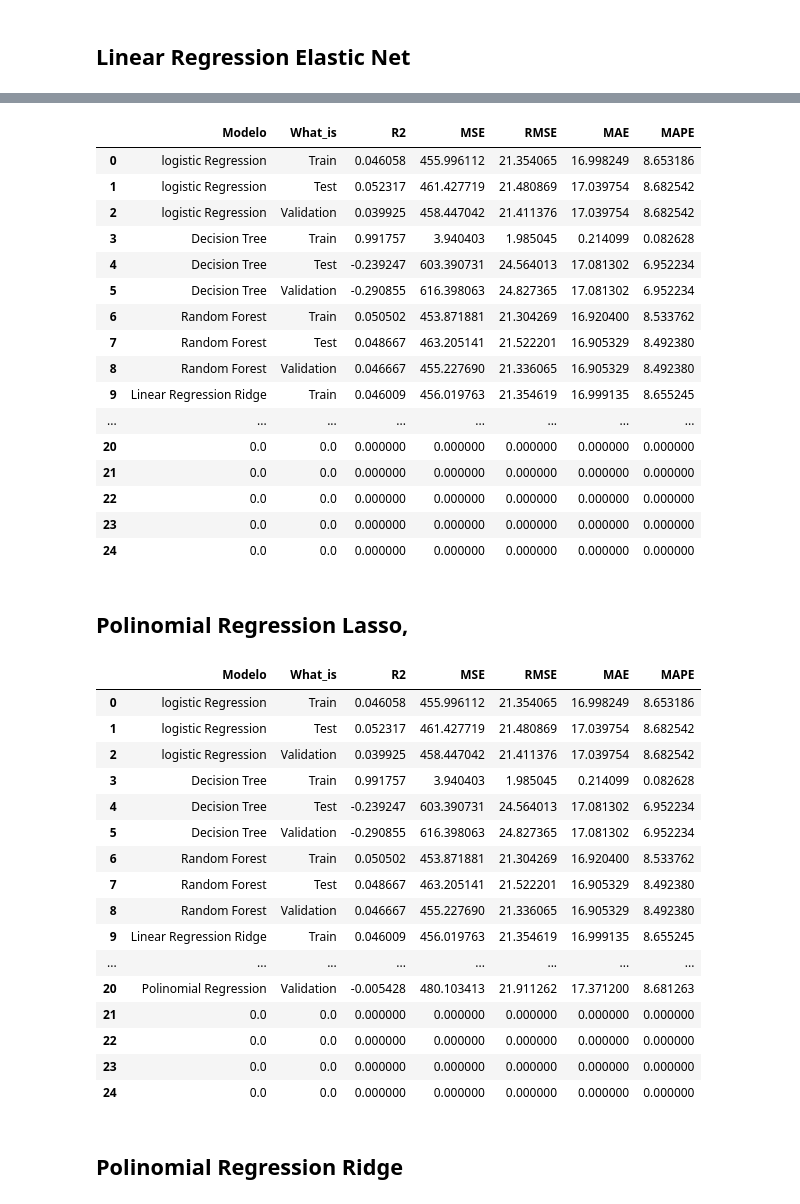
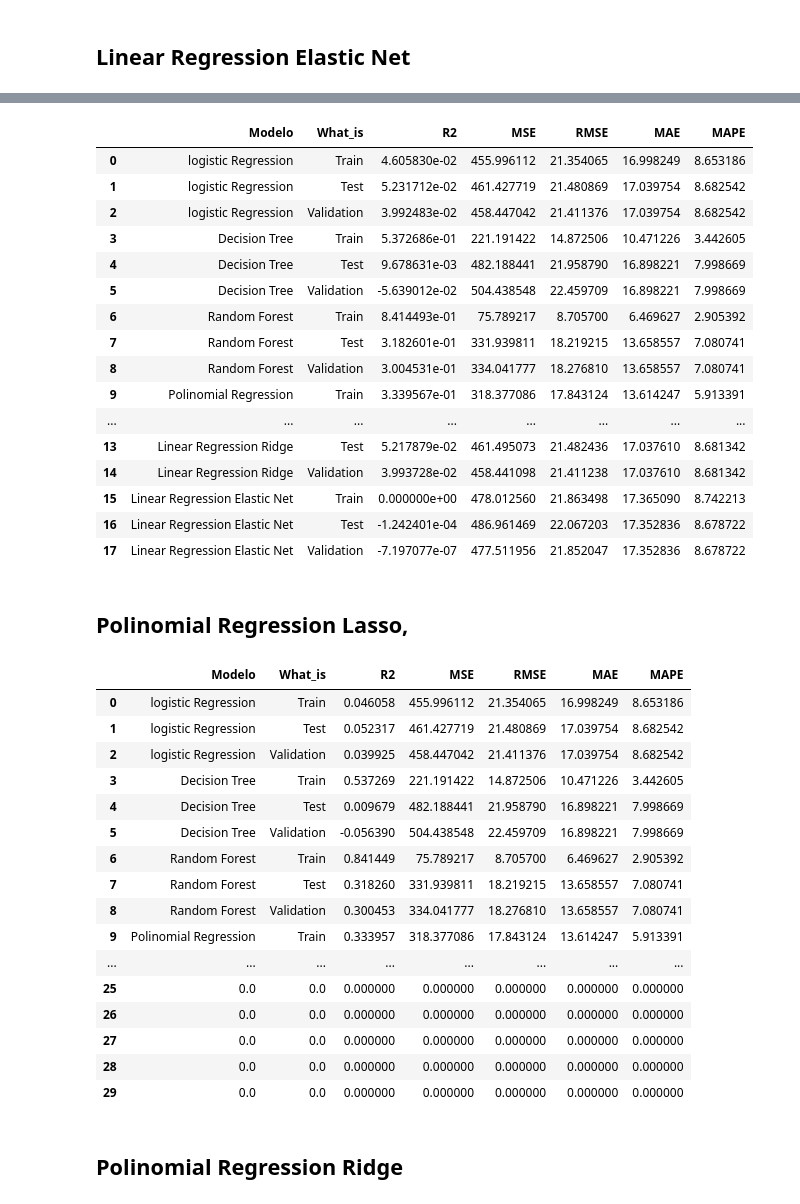
Before and after one commit to antonioorichard/respositorio_ML, a Jupyter notebook: Projetodo_do_aluno.ipynb, the cells around one changed output, grey strips where cells are left out. Cells and saved outputs as stored; diff of their text form; code cells hidden in the pictures.

```diff
--- a/Projetodo_do_aluno.ipynb
+++ b/Projetodo_do_aluno.ipynb
@@ -603,13 +598,13 @@ Results_Regression
 ## Decision Tree Regressor
 # %%
 
-y_pred_train, y_pred_test, y_pred_val = coach( DecisionTreeRegressor(), X_train, y_train,  X_test, X_val)
+y_pred_train, y_pred_test, y_pred_val = coach( DecisionTreeRegressor(max_depth= 12), X_train, y_train,  X_test, X_val)
 
 
 r2, mse, rmse,  mae, mape= metricas( y_train, y_pred_train,   y_test, y_pred_test,   y_val, y_pred_val)
 Results_Regression = register(Results_Regression, 'Decision Tree', r2, mse, rmse,  mae, mape )
 
-Results_Regression
+Results_Regression.head(10)
 # %% [output]
 |  | Modelo | What_is | R2 | MSE | RMSE | MAE | MAPE |
 | 0 | logistic Regression | Train | 0.046058 | 455.996112 | 21.354065 | 16.998249 | 8.653186 |
@@ -632,13 +621,13 @@ Results_Regression
 ## Random Forest Regressor
 # %%
 
-y_pred_train, y_pred_test, y_pred_val = coach( RandomForestRegressor(max_depth=2, random_state=0), X_train, y_train,  X_test, X_val)
+y_pred_train, y_pred_test, y_pred_val = coach( RandomForestRegressor(n_estimators= 25, max_depth=18), X_train, y_train,  X_test, X_val)
 
 
 r2, mse, rmse,  mae, mape= metricas( y_train, y_pred_train,   y_test, y_pred_test,   y_val, y_pred_val)
 Results_Regression = register(Results_Regression, 'Random Forest', r2, mse, rmse,  mae, mape )
 
-Results_Regression
+Results_Regression.head(13)
 # %% [output]
 |  | Modelo | What_is | R2 | MSE | RMSE | MAE | MAPE |
 | 0 | logistic Regression | Train | 0.046058 | 455.996112 | 21.354065 | 16.998249 | 8.653186 |
@@ -690,11 +695,10 @@ Results_Regression
 # %% [markdown]
 ## Linear Regression Lasso
 # %%
-y_pred_train, y_pred_test, y_pred_val = coach( Lasso(alpha = 10), X_train, y_train,  X_test, X_val)
-
+y_pred_train, y_pred_test, y_pred_val = coach( Lasso(alpha =3, max_iter=1000), X_train, y_train,  X_test, X_val)
 
 r2, mse, rmse,  mae, mape = metricas( y_train, y_pred_train,   y_test, y_pred_test,   y_val, y_pred_val)
-Results_Regression        = register(Results_Regression, 'Linear Regression Lasso', r2, mse, rmse,  mae, mape )
+Results_Regression  = register(Results_Regression, 'Linear Regression Lasso', r2, mse, rmse,  mae, mape )
 
 Results_Regression
 # %% [output]
@@ -719,7 +723,7 @@ Results_Regression
 ## Linear Regression Ridge
 # %%
 
-y_pred_train, y_pred_test, y_pred_val = coach( Ridge(alpha=10), X_train, y_train,  X_test, X_val)
+y_pred_train, y_pred_test, y_pred_val = coach( Ridge(alpha=10, max_iter=300), X_train, y_train,  X_test, X_val)
 
 
 r2, mse, rmse,  mae, mape= metricas( y_train, y_pred_train,   y_test, y_pred_test,   y_val, y_pred_val)
@@ -749,37 +786,37 @@ Results_Regression
 # %%
-y_pred_train, y_pred_test, y_pred_val = coach(  ElasticNet(random_state=0), X_train, y_train,  X_test, X_val)
+y_pred_train, y_pred_test, y_pred_val = coach(  ElasticNet( alpha=5,  l1_ratio =  0.7, max_iter =  500), X_train, y_train,  X_test, X_val)
 
 
 r2, mse, rmse,  mae, mape= metricas( y_train, y_pred_train,   y_test, y_pred_test,   y_val, y_pred_val)
 Results_Regression = register(Results_Regression, 'Linear Regression Elastic Net', r2, mse, rmse,  mae, mape )
 
 Results_Regression
 # %% [output]
 |  | Modelo | What_is | R2 | MSE | RMSE | MAE | MAPE |
-| 0 | logistic Regression | Train | 0.046058 | 455.996112 | 21.354065 | 16.998249 | 8.653186 |
-| 1 | logistic Regression | Test | 0.052317 | 461.427719 | 21.480869 | 17.039754 | 8.682542 |
-| 2 | logistic Regression | Validation | 0.039925 | 458.447042 | 21.411376 | 17.039754 | 8.682542 |
-| 3 | Decision Tree | Train | 0.991757 | 3.940403 | 1.985045 | 0.214099 | 0.082628 |
-| 4 | Decision Tree | Test | -0.239247 | 603.390731 | 24.564013 | 17.081302 | 6.952234 |
-| 5 | Decision Tree | Validation | -0.290855 | 616.398063 | 24.827365 | 17.081302 | 6.952234 |
-| 6 | Random Forest | Train | 0.050502 | 453.871881 | 21.304269 | 16.920400 | 8.533762 |
-| 7 | Random Forest | Test | 0.048667 | 463.205141 | 21.522201 | 16.905329 | 8.492380 |
-| 8 | Random Forest | Validation | 0.046667 | 455.227690 | 21.336065 | 16.905329 | 8.492380 |
-| 9 | Linear Regression Ridge | Train | 0.046009 | 456.019763 | 21.354619 | 16.999135 | 8.655245 |
+| 0 | logistic Regression | Train | 4.605830e-02 | 455.996112 | 21.354065 | 16.998249 | 8.653186 |
+| 1 | logistic Regression | Test | 5.231712e-02 | 461.427719 | 21.480869 | 17.039754 | 8.682542 |
+| 2 | logistic Regression | Validation | 3.992483e-02 | 458.447042 | 21.411376 | 17.039754 | 8.682542 |
+| 3 | Decision Tree | Train | 5.372686e-01 | 221.191422 | 14.872506 | 10.471226 | 3.442605 |
+| 4 | Decision Tree | Test | 9.678631e-03 | 482.188441 | 21.958790 | 16.898221 | 7.998669 |
+| 5 | Decision Tree | Validation | -5.639012e-02 | 504.438548 | 22.459709 | 16.898221 | 7.998669 |
+| 6 | Random Forest | Train | 8.414493e-01 | 75.789217 | 8.705700 | 6.469627 | 2.905392 |
+| 7 | Random Forest | Test | 3.182601e-01 | 331.939811 | 18.219215 | 13.658557 | 7.080741 |
+| 8 | Random Forest | Validation | 3.004531e-01 | 334.041777 | 18.276810 | 13.658557 | 7.080741 |
+| 9 | Polinomial Regression | Train | 3.339567e-01 | 318.377086 | 17.843124 | 13.614247 | 5.913391 |
 | ... | ... | ... | ... | ... | ... | ... | ... |
-| 20 | 0.0 | 0.0 | 0.000000 | 0.000000 | 0.000000 | 0.000000 | 0.000000 |
-| 21 | 0.0 | 0.0 | 0.000000 | 0.000000 | 0.000000 | 0.000000 | 0.000000 |
-| 22 | 0.0 | 0.0 | 0.000000 | 0.000000 | 0.000000 | 0.000000 | 0.000000 |
-| 23 | 0.0 | 0.0 | 0.000000 | 0.000000 | 0.000000 | 0.000000 | 0.000000 |
-| 24 | 0.0 | 0.0 | 0.000000 | 0.000000 | 0.000000 | 0.000000 | 0.000000 |
+| 13 | Linear Regression Ridge | Test | 5.217879e-02 | 461.495073 | 21.482436 | 17.037610 | 8.681342 |
+| 14 | Linear Regression Ridge | Validation | 3.993728e-02 | 458.441098 | 21.411238 | 17.037610 | 8.681342 |
+| 15 | Linear Regression Elastic Net | Train | 0.000000e+00 | 478.012560 | 21.863498 | 17.365090 | 8.742213 |
+| 16 | Linear Regression Elastic Net | Test | -1.242401e-04 | 486.961469 | 22.067203 | 17.352836 | 8.678722 |
+| 17 | Linear Regression Elastic Net | Validation | -7.197077e-07 | 477.511956 | 21.852047 | 17.352836 | 8.678722 |
 # %% [markdown]
 ## Polinomial Regression Lasso,
 # %%
-y_pred_train, y_pred_test, y_pred_val = coach_poly( Lasso(alpha = 10),  X_train, y_train,  X_test, X_val)
+y_pred_train, y_pred_test, y_pred_val = coach_poly( Lasso( alpha = 8, max_iter= 300),  X_train, y_train,  X_test, X_val)
 
 
 r2, mse, rmse,  mae, mape= metricas( y_train, y_pred_train,   y_test, y_pred_test,   y_val, y_pred_val)
-Results_Regression = register(Results_Regression, 'Polinomial Regression', r2, mse, rmse,  mae, mape )
+Results_Regression = register(Results_Regression, 'Polinomial Regression Lasso', r2, mse, rmse,  mae, mape )
 
 Results_Regression
 # %% [output]
@@ -787,19 +824,19 @@ Results_Regression
 | 0 | logistic Regression | Train | 0.046058 | 455.996112 | 21.354065 | 16.998249 | 8.653186 |
 | 1 | logistic Regression | Test | 0.052317 | 461.427719 | 21.480869 | 17.039754 | 8.682542 |
 | 2 | logistic Regression | Validation | 0.039925 | 458.447042 | 21.411376 | 17.039754 | 8.682542 |
-| 3 | Decision Tree | Train | 0.991757 | 3.940403 | 1.985045 | 0.214099 | 0.082628 |
-| 4 | Decision Tree | Test | -0.239247 | 603.390731 | 24.564013 | 17.081302 | 6.952234 |
-| 5 | Decision Tree | Validation | -0.290855 | 616.398063 | 24.827365 | 17.081302 | 6.952234 |
-| 6 | Random Forest | Train | 0.050502 | 453.871881 | 21.304269 | 16.920400 | 8.533762 |
-| 7 | Random Forest | Test | 0.048667 | 463.205141 | 21.522201 | 16.905329 | 8.492380 |
-| 8 | Random Forest | Validation | 0.046667 | 455.227690 | 21.336065 | 16.905329 | 8.492380 |
-| 9 | Linear Regression Ridge | Train | 0.046009 | 456.019763 | 21.354619 | 16.999135 | 8.655245 |
+| 3 | Decision Tree | Train | 0.537269 | 221.191422 | 14.872506 | 10.471226 | 3.442605 |
+| 4 | Decision Tree | Test | 0.009679 | 482.188441 | 21.958790 | 16.898221 | 7.998669 |
+| 5 | Decision Tree | Validation | -0.056390 | 504.438548 | 22.459709 | 16.898221 | 7.998669 |
+| 6 | Random Forest | Train | 0.841449 | 75.789217 | 8.705700 | 6.469627 | 2.905392 |
+| 7 | Random Forest | Test | 0.318260 | 331.939811 | 18.219215 | 13.658557 | 7.080741 |
+| 8 | Random Forest | Validation | 0.300453 | 334.041777 | 18.276810 | 13.658557 | 7.080741 |
+| 9 | Polinomial Regression | Train | 0.333957 | 318.377086 | 17.843124 | 13.614247 | 5.913391 |
 | ... | ... | ... | ... | ... | ... | ... | ... |
-| 20 | Polinomial Regression | Validation | -0.005428 | 480.103413 | 21.911262 | 17.371200 | 8.681263 |
-| 21 | 0.0 | 0.0 | 0.000000 | 0.000000 | 0.000000 | 0.000000 | 0.000000 |
-| 22 | 0.0 | 0.0 | 0.000000 | 0.000000 | 0.000000 | 0.000000 | 0.000000 |
-| 23 | 0.0 | 0.0 | 0.000000 | 0.000000 | 0.000000 | 0.000000 | 0.000000 |
-| 24 | 0.0 | 0.0 | 0.000000 | 0.000000 | 0.000000 | 0.000000 | 0.000000 |
+| 25 | 0.0 | 0.0 | 0.000000 | 0.000000 | 0.000000 | 0.000000 | 0.000000 |
+| 26 | 0.0 | 0.0 | 0.000000 | 0.000000 | 0.000000 | 0.000000 | 0.000000 |
+| 27 | 0.0 | 0.0 | 0.000000 | 0.000000 | 0.000000 | 0.000000 | 0.000000 |
+| 28 | 0.0 | 0.0 | 0.000000 | 0.000000 | 0.000000 | 0.000000 | 0.000000 |
+| 29 | 0.0 | 0.0 | 0.000000 | 0.000000 | 0.000000 | 0.000000 | 0.000000 |
 # %% [markdown]
 ## Polinomial Regression Ridge
 # %%
```
Also changed, not shown: parts of 40 cells of this notebook.
